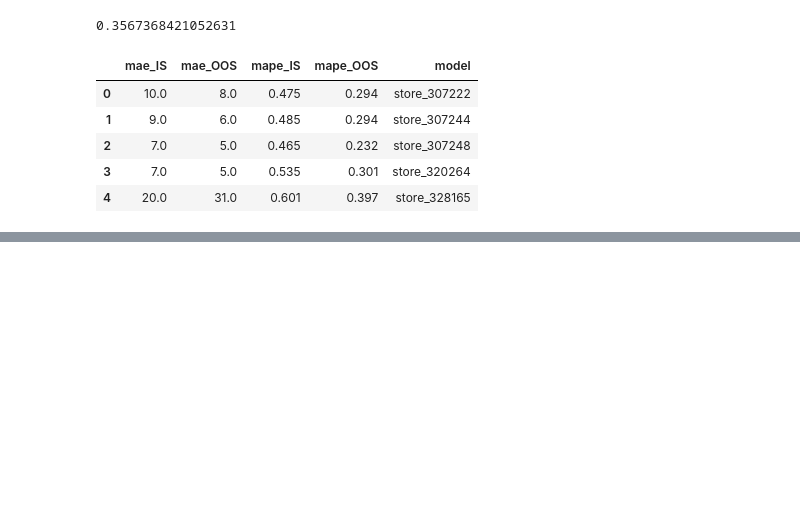
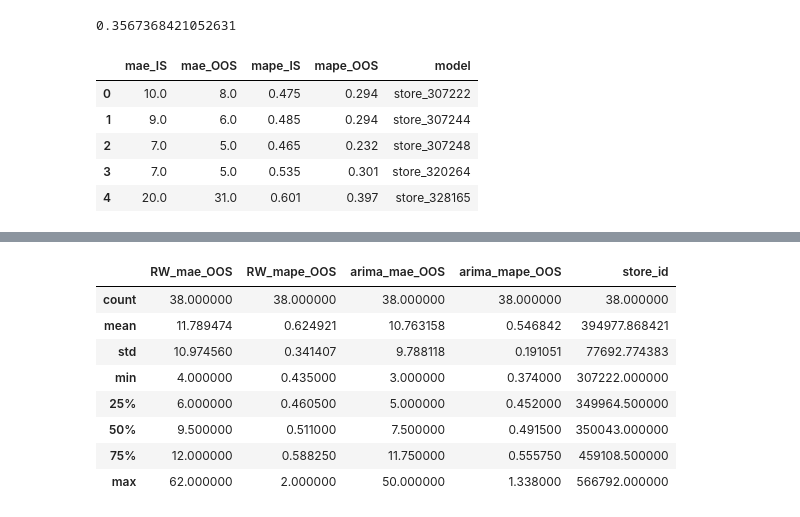
Before and after one commit to phucnh22/Sales_forecast, a Jupyter notebook: Forecast_7_Prophet.ipynb, the cells around one changed output, grey strips where cells are left out. Saved outputs shown, nothing was run; the diff lists cells and outputs as text; code cells hidden in the pictures; blank space fills up the shorter version.

```diff
--- a/Forecast_7_Prophet.ipynb
+++ b/Forecast_7_Prophet.ipynb
@@ -362,3 +374,17 @@ fig.add_hline(y=arima_storelevel_mean, line_dash="dot", line_color='blue',
               annotation_position="top left")
 # %% [output]
 [interactive output not drawn]
+# %%
+res_RW_ARIMA = pd.read_pickle('results/res_RW_ARIMA_whole_holiday_promo.pkl')
+# %%
+res_RW_ARIMA.describe()
+# %% [output]
+|  | RW_mae_OOS | RW_mape_OOS | arima_mae_OOS | arima_mape_OOS | store_id |
+| count | 38.000000 | 38.000000 | 38.000000 | 38.000000 | 38.000000 |
+| mean | 11.789474 | 0.624921 | 10.763158 | 0.546842 | 394977.868421 |
+| std | 10.974560 | 0.341407 | 9.788118 | 0.191051 | 77692.774383 |
+| min | 4.000000 | 0.435000 | 3.000000 | 0.374000 | 307222.000000 |
+| 25% | 6.000000 | 0.460500 | 5.000000 | 0.452000 | 349964.500000 |
+| 50% | 9.500000 | 0.511000 | 7.500000 | 0.491500 | 350043.000000 |
+| 75% | 12.000000 | 0.588250 | 11.750000 | 0.555750 | 459108.500000 |
+| max | 62.000000 | 2.000000 | 50.000000 | 1.338000 | 566792.000000 |
```
Also changed, not shown: parts of 8 cells of this notebook, 23 other files.
